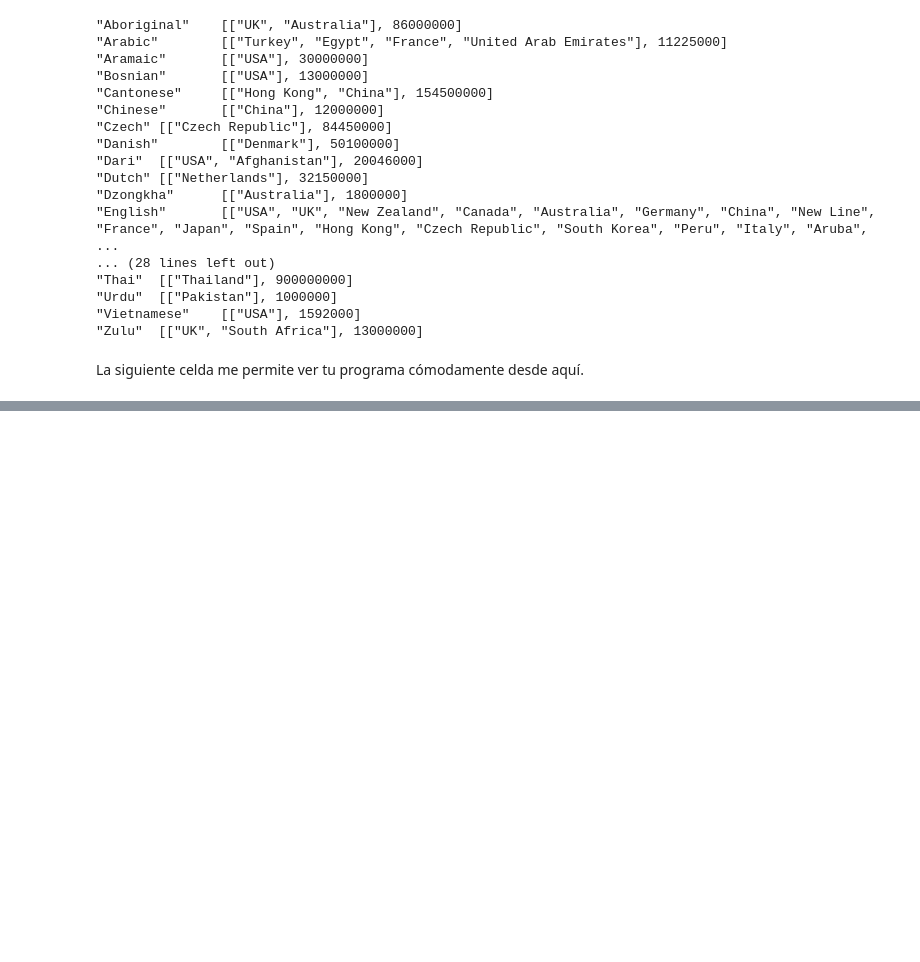
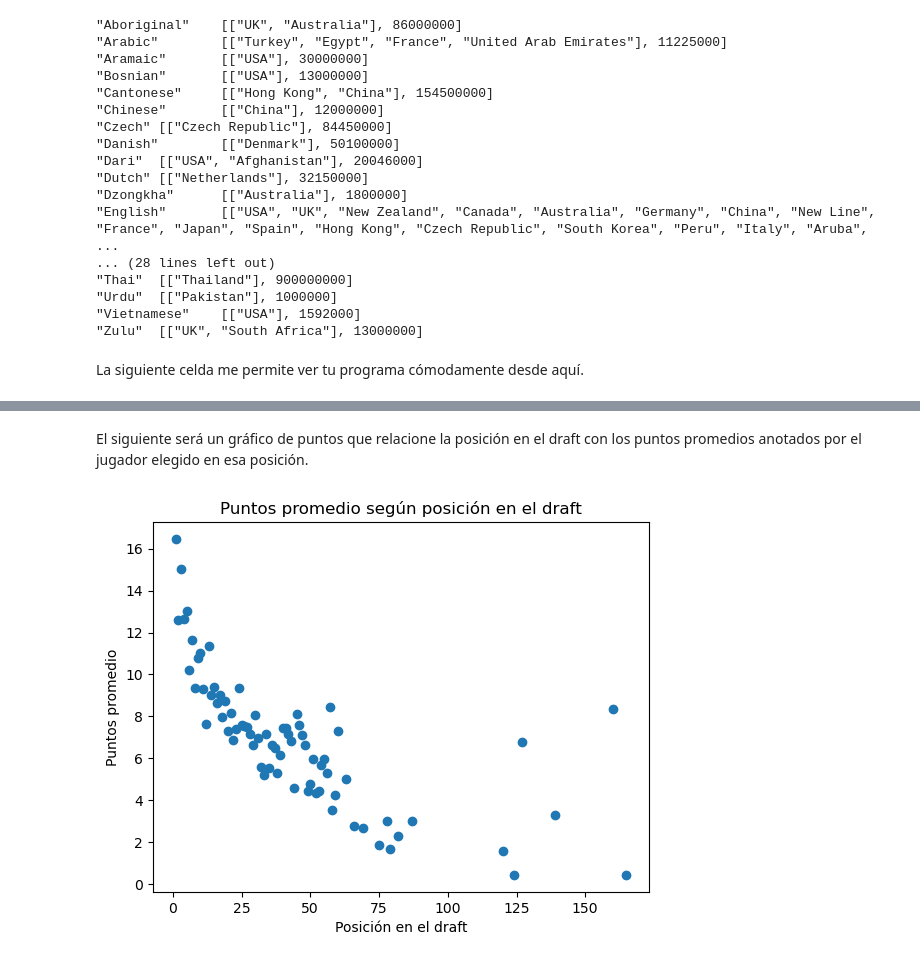
Before and after one commit to hugogs02/EntregasMaster, a Jupyter notebook: 01. Python/movies_02_entrega.ipynb, the cells around one changed output, grey strips where cells are left out. Drawn from its saved outputs; the diff is of its cells as text; code cells hidden in the pictures; blank space fills up the shorter version.

```diff
--- a/01. Python/movies_02_entrega.ipynb
+++ b/01. Python/movies_02_entrega.ipynb
@@ -1019,0 +1055,9 @@ Tras eliminar el párrafo anterior, en verde, sustituye éste por tu enunciado,
+# %%
+jugadores_draft = jugadores
+jugadores_draft['draft_number'] = jugadores_draft['draft_number'].astype(str)
+jugadores_draft.loc[jugadores_draft['draft_number'] == '0', 'draft_number'] = 'Undrafted'
+
+rend_por_pos = jugadores_draft.groupby('draft_number')[['pts', 'reb', 'ast']].mean()
+rend_por_pos['rendimiento'] = rend_por_pos.mean(axis=1).round(2)
+
+print(rend_por_pos[['rendimiento']].sort_values('rendimiento', ascending=False))
@@ -1019,0 +1130,15 @@ Tras eliminar el párrafo anterior, en verde, sustituye éste por tu enunciado,
+# %% [markdown]
+El siguiente será un gráfico de puntos que relacione la posición en el draft con los puntos promedios anotados por el jugador elegido en esa posición.
+# %%
+puntos_draft = jugadores_draft.groupby('draft_number')['pts'].mean().round(2).reset_index()
+puntos_draft = puntos_draft[puntos_draft['draft_number'] != 'Undrafted']
+puntos_draft['draft_number'] = pd.to_numeric(puntos_draft['draft_number'])
+
+plt.scatter(puntos_draft['draft_number'], puntos_draft['pts'])
+plt.title('Puntos promedio según posición en el draft')
+plt.xlabel('Posición en el draft')
+plt.ylabel('Puntos promedio')
+
+plt.show()
+# %% [output]
+[figure, added]
```
Also changed, not shown: parts of 32 cells of this notebook, 3 other files.
